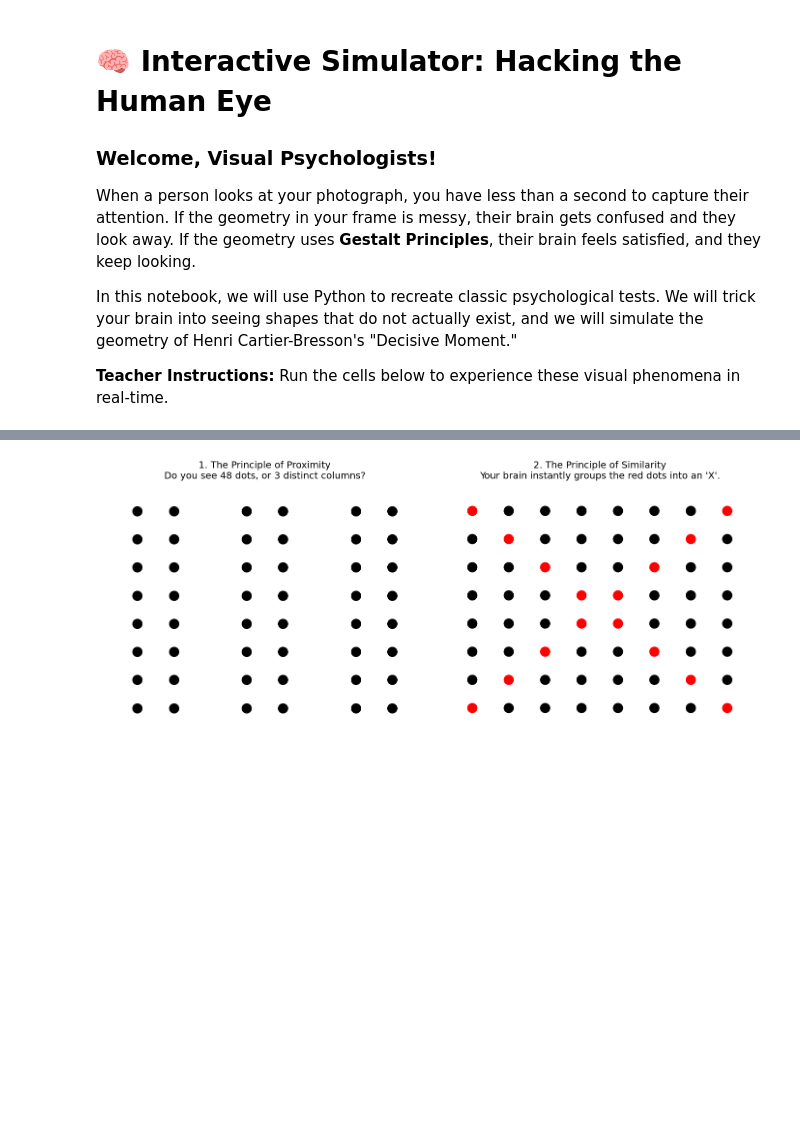
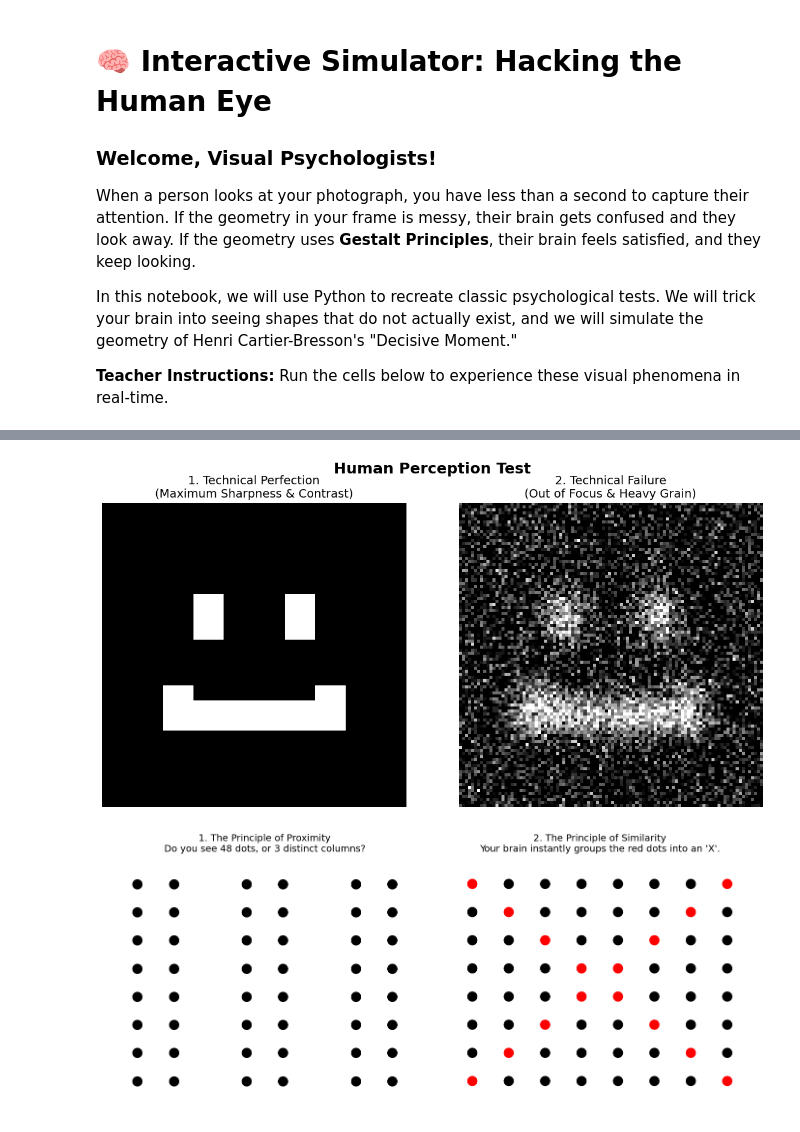
Before and after one commit to pjercic/analog-photography, a Jupyter notebook: 03_high_school/03_psych_gestalt_simulator.ipynb, the cells around one changed output, grey strips where cells are left out. Saved outputs shown, nothing was run; the diff lists cells and outputs as text; code cells hidden in the pictures; blank space fills up the shorter version.

```diff
--- a/03_high_school/03_psych_gestalt_simulator.ipynb
+++ b/03_high_school/03_psych_gestalt_simulator.ipynb
@@ -10,3 +25,53 @@ In this notebook, we will use Python to recreate classic psychological tests. We
+# %%
+import numpy as np
+import matplotlib.pyplot as plt
+import matplotlib.patches as patches
+from scipy.ndimage import gaussian_filter
+
+def perception_vs_technical_perfection():
+    """
+    Demonstrates that human perception (emotion/experience) can easily
+    recognize subjects even when technical limits are severely degraded.
+    """
+    fig, axes = plt.subplots(1, 2, figsize=(12, 6))
+
+    # Create a base canvas (100x100 pixels)
+    img = np.zeros((100, 100))
+
+    # Draw a recognizable, emotional shape (A happy face)
+    # Eyes
+    img[30:45, 30:40] = 1.0
+    img[30:45, 60:70] = 1.0
+    # Smile (using a simple blocky curve)
+    img[65:75, 20:80] = 1.0
+    img[60:75, 20:30] = 1.0
+    img[60:75, 70:80] = 1.0
+
+    # --- IMAGE A: High Technical Accomplishment ---
+    # Perfectly sharp, high contrast, zero noise.
+    axes[0].imshow(img, cmap='gray', vmin=0, vmax=1)
+    axes[0].set_title("1. Technical Perfection\n(Maximum Sharpness & Contrast)", fontsize=14)
+    axes[0].axis('off')
+
+    # --- IMAGE B: Low Technical Accomplishment ---
+    # We will ruin the physics of the image!
+    # Add heavy blur (poor focus) and heavy noise (high ISO film grain)
+    ruined_img = gaussian_filter(img, sigma=4.0) # Out of focus
+    noise = np.random.normal(0, 0.3, ruined_img.shape) # Add heavy grain
+    ruined_img = np.clip(ruined_img + noise, 0, 1)
+
+    axes[1].imshow(ruined_img, cmap='gray', vmin=0, vmax=1)
+    axes[1].set_title("2. Technical Failure\n(Out of Focus & Heavy Grain)", fontsize=14)
+    axes[1].axis('off')
+
+    plt.suptitle("Human Perception Test", fontsize=18, fontweight='bold')
+    plt.tight_layout()
+    plt.show()
+
+# Run the perception simulator!
+perception_vs_technical_perfection()
+# %% [output]
+[figure, added]
 # %%
 import matplotlib.pyplot as plt
 import numpy as np
```
Also changed, not shown: parts of 4 cells of this notebook, 4 other files.
